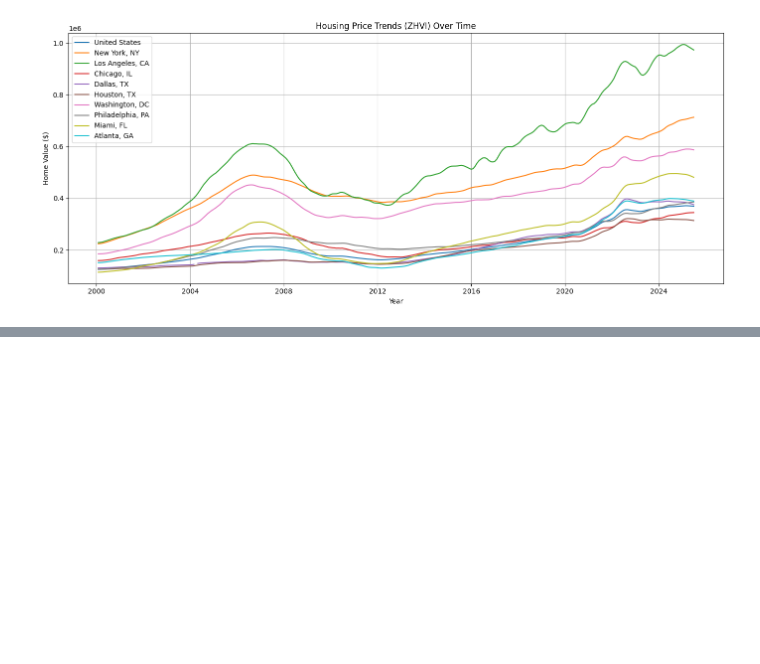
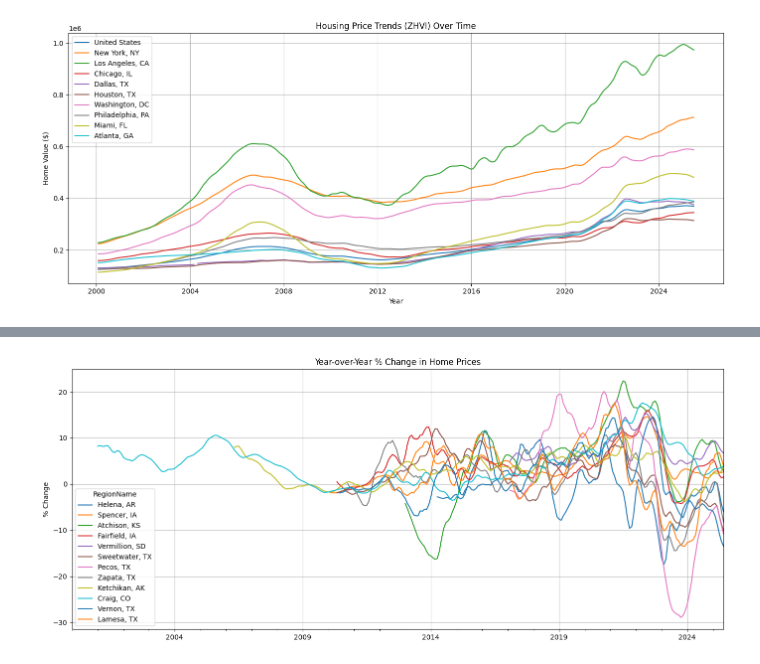
Before and after one commit to GeordieJones/Extra_Practice, a Jupyter notebook: home_tracking/filtering_zhvi.ipynb, the cells around one changed output, grey strips where cells are left out. Cells and saved outputs as stored; diff of their text form; code cells hidden in the pictures; blank space fills up the shorter version.

```diff
--- a/home_tracking/filtering_zhvi.ipynb
+++ b/home_tracking/filtering_zhvi.ipynb
@@ -55,0 +91,14 @@ plt.show()
+# %%
+df_pct = df.T.pct_change(periods=12) * 100  # % change year-over-year
+df_pct = df_pct.T
+df_pct = df_pct.tail(12)  # last year
+df_pct = df_pct.T
+df_pct.index = pd.to_datetime(df_pct.index.str[:10])
+
+df_pct.plot(figsize=(14, 6), title="Year-over-Year % Change in Home Prices")
+plt.ylabel("% Change")
+plt.grid(True)
+plt.tight_layout()
+plt.show()
+# %% [output]
+[figure, added]
```
Also changed, not shown: parts of 5 cells of this notebook.
